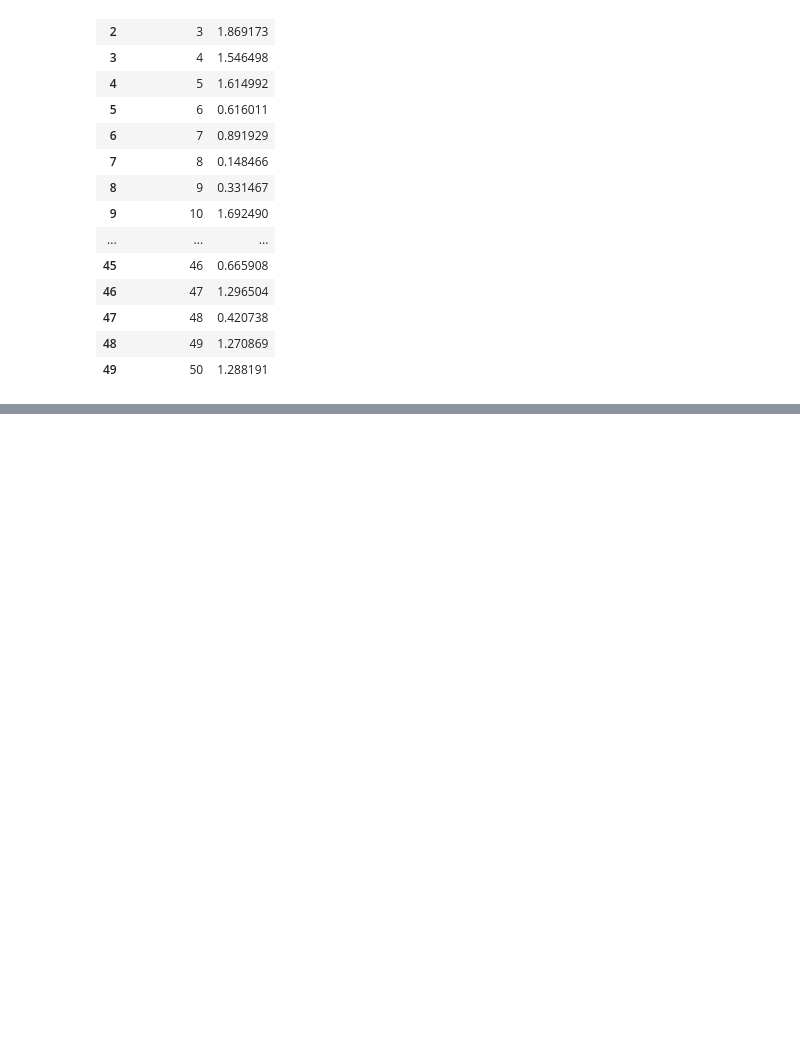
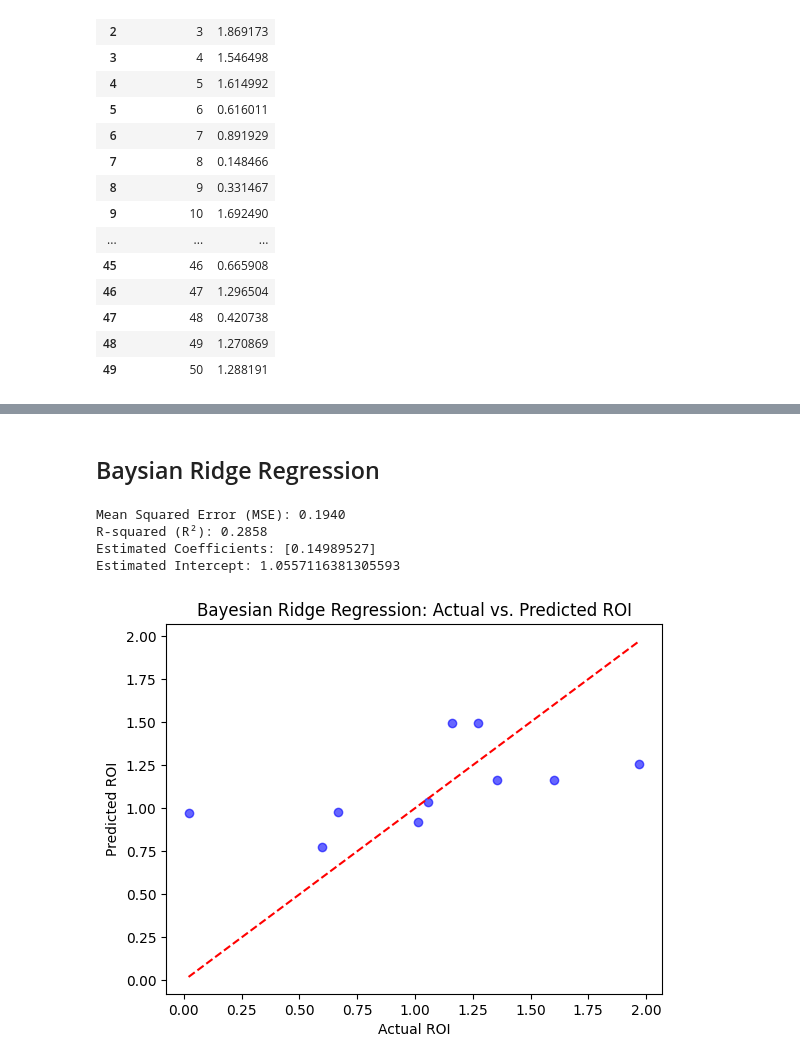
Before and after one commit to andrew250402/DSA3101-Project, a Jupyter notebook: Notebooks/andrew.ipynb, the cells around one changed output, grey strips where cells are left out. Saved outputs shown, nothing was run; the diff lists cells and outputs as text; code cells hidden in the pictures; blank space fills up the shorter version.

```diff
--- a/Notebooks/andrew.ipynb
+++ b/Notebooks/andrew.ipynb
@@ -293,0 +546,32 @@ campaigns.loc[:, ["campaign_id", "ROI"]]
+# %% [markdown]
+## Baysian Ridge Regression
+# %%
+bayesian_ridge = BayesianRidge()
+bayesian_ridge.fit(X_train_scaled, y_train)
+
+# Predict on test data
+y_pred = bayesian_ridge.predict(X_test_scaled)
+
+# Evaluate model performance
+mse = mean_squared_error(y_test, y_pred)
+r2 = r2_score(y_test, y_pred)
+
+# Print results
+print(f"Mean Squared Error (MSE): {mse:.4f}")
+print(f"R-squared (R²): {r2:.4f}")
+print(f"Estimated Coefficients: {bayesian_ridge.coef_}")
+print(f"Estimated Intercept: {bayesian_ridge.intercept_}")
+
+# Plot Actual vs. Predicted ROI
+plt.scatter(y_test, y_pred, color='blue', alpha=0.6)
+plt.plot([min(y_test), max(y_test)], [min(y_test), max(y_test)], color='red', linestyle='--')  # Perfect line
+plt.xlabel("Actual ROI")
+plt.ylabel("Predicted ROI")
+plt.title("Bayesian Ridge Regression: Actual vs. Predicted ROI")
+plt.show()
+# %% [output]
+Mean Squared Error (MSE): 0.1940
+R-squared (R²): 0.2858
+Estimated Coefficients: [0.14989527]
+Estimated Intercept: 1.0557116381305593
+[figure, added]
```
Also changed, not shown: parts of 18 cells of this notebook.
